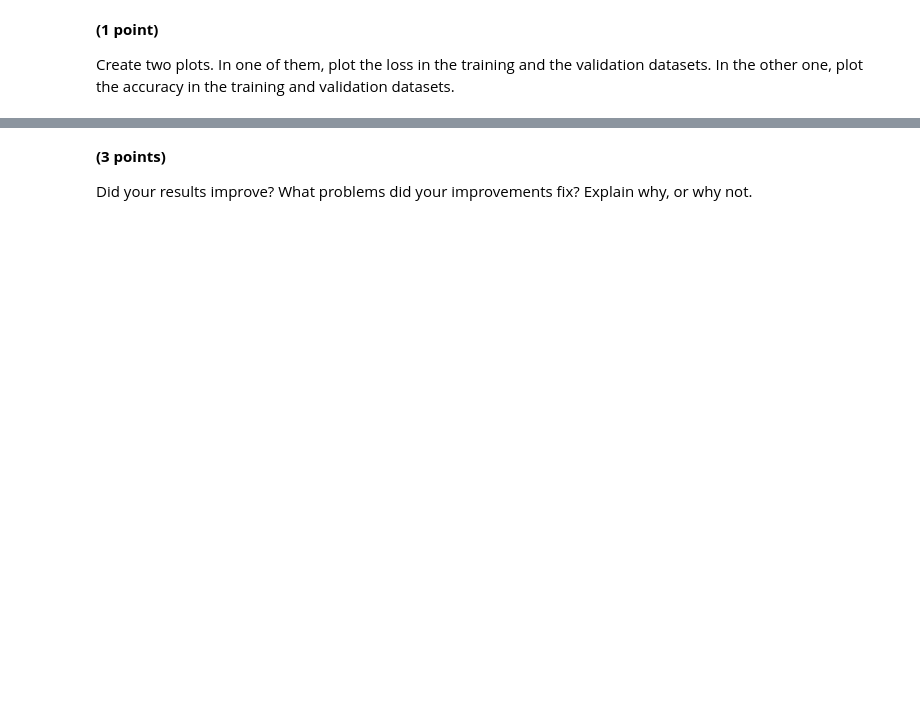
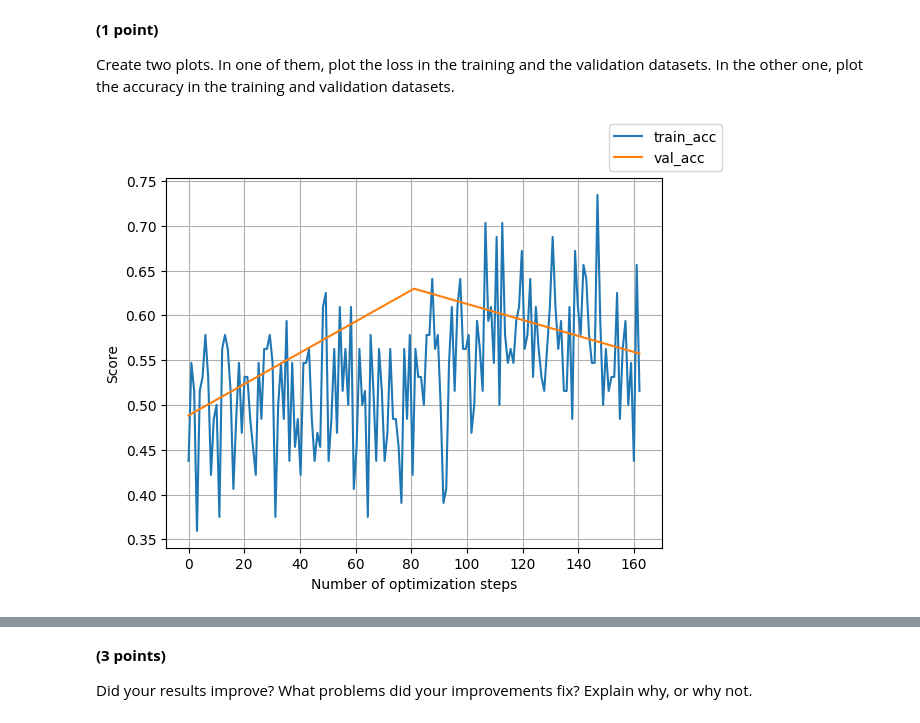
Before and after one commit to Arty-Facts/wasp_dl_2023, a Jupyter notebook: HA1.ipynb, the cells around one changed output, grey strips where cells are left out. Drawn from its saved outputs; the diff is of its cells as text; code cells hidden in the pictures; blank space fills up the shorter version.

```diff
--- a/HA1.ipynb
+++ b/HA1.ipynb
@@ -378,10 +400,12 @@ Hints:
 - The `DataLoader` constructor takes an optional argument `num_workers`, which defaults to `0` if not provided. Setting a higher number creates multiple threads which load batches concurrently. This can speed up training considerably.
 # %%
  # YOUR CODE HERE
-
-transform = Compose([tf.Resize((224, 224)),tf.ToTensor(),tf.Normalize(mean=[0,0,0],std=[1,1,1]) ])
 BATCH_SIZE=64
 WORKERS=7
+IMAGE_SIZE = 224
+EPOCHS=3
+
+transform = Compose([tf.Resize((IMAGE_SIZE, IMAGE_SIZE)),tf.ToTensor(),tf.Normalize(mean=[0, 0, 0], std=[1, 1, 1])])
 
 dl_small_train = DataLoader(DogsCatsData(small_train_path, transform), batch_size=BATCH_SIZE, shuffle=True, drop_last=True, num_workers=WORKERS)
 dl_train = DataLoader(DogsCatsData(small_train_path, transform), batch_size=BATCH_SIZE, shuffle=True, drop_last=True, num_workers=WORKERS)
@@ -671,2 +733,8 @@ class FirstCnn(nn.Module):
         classOut=self.classifier(vector)
         return self.sigmoid(classOut).view(-1)
+# %%
+model = ImprovedCnn(img_size=224,filter=10,k=3,s=1,p=0)
+optimizer = opt.Adam(model.parameters(), lr=1e-4) #1e-3 - 1e-5
+loss_fn = nn.BCELoss()
+
+model, train_losses, train_accs, val_losses, val_accs = training_loop(model, optimizer, loss_fn, dl_small_train, dl_small_val, EPOCHS, 25)
@@ -678,0 +756,4 @@ Create two plots. In one of them, plot the loss in the training and the validati
+# %%
+plot([(train_accs, "train_acc"), (val_accs, "val_acc")])
+# %% [output]
+[figure, added]
```
Also changed, not shown: parts of 46 cells of this notebook.
